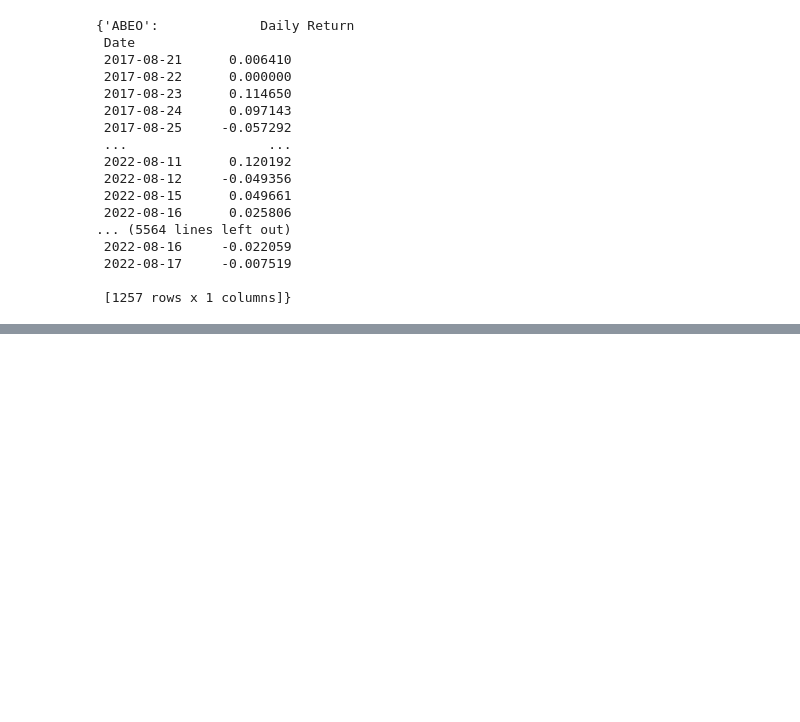
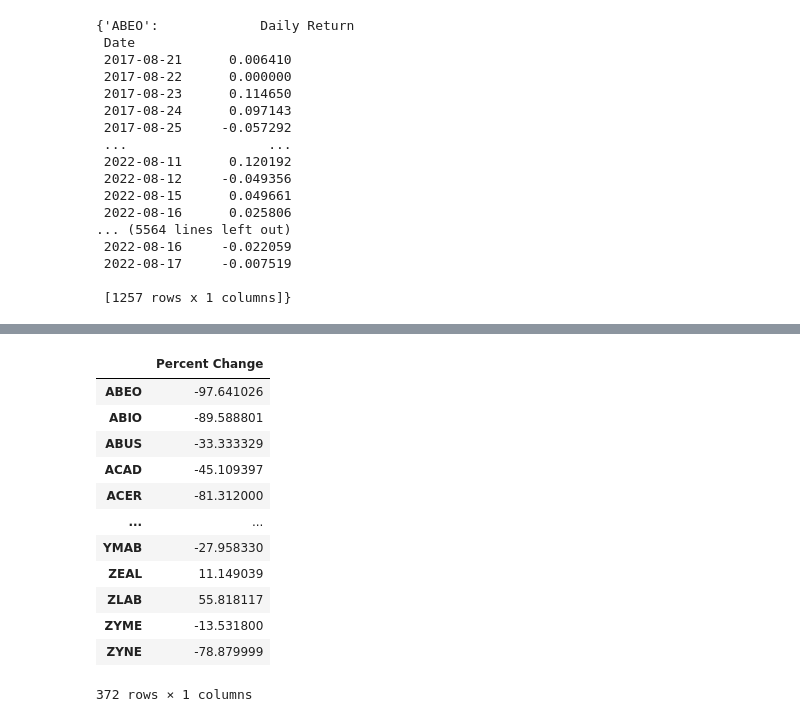
Before and after one commit to shbnmzr/stock-market-prediction, a Jupyter notebook: 2-exploratory-data-analysis/EDA.ipynb, the cells around one changed output, grey strips where cells are left out. Drawn from its saved outputs; the diff is of its cells as text; code cells hidden in the pictures; blank space fills up the shorter version.

Commit message:
Percent changes

```diff
--- a/2-exploratory-data-analysis/EDA.ipynb
+++ b/2-exploratory-data-analysis/EDA.ipynb
@@ -46,0 +51,2 @@ for company in daily_returns.keys():
+# %%
+percent_change = {company: [compute_percent_change(all_data_as_dict[company])] for company in all_data_as_dict.keys()}
@@ -46,0 +73,18 @@ for company in daily_returns.keys():
+# %%
+percent_change = pd.DataFrame.from_dict(data=percent_change, orient='index', columns=['Percent Change'])
+# %%
+percent_change
+# %% [output]
+|  | Percent Change |
+| ABEO | -97.641026 |
+| ABIO | -89.588801 |
+| ABUS | -33.333329 |
+| ACAD | -45.109397 |
+| ACER | -81.312000 |
+| ... | ... |
+| YMAB | -27.958330 |
+| ZEAL | 11.149039 |
+| ZLAB | 55.818117 |
+| ZYME | -13.531800 |
+| ZYNE | -78.879999 |
+372 rows × 1 columns
```
Also changed, not shown: parts of 4 cells of this notebook.
